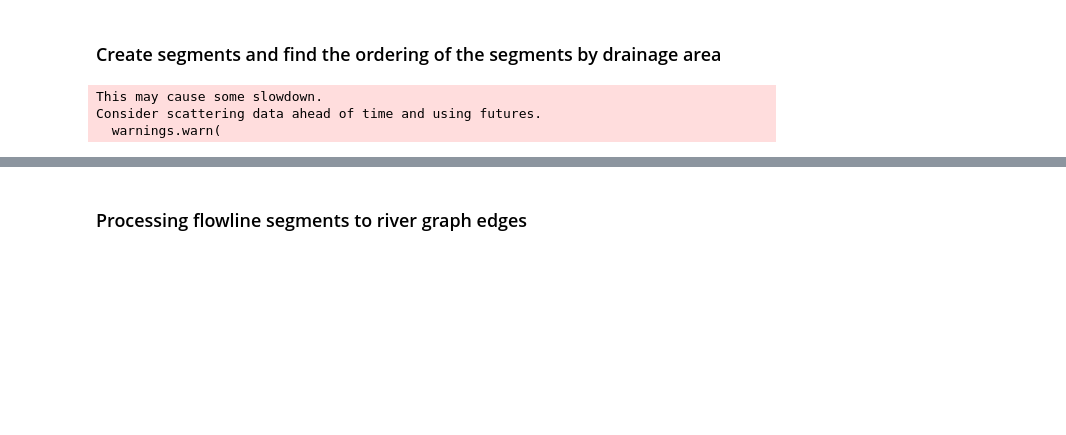
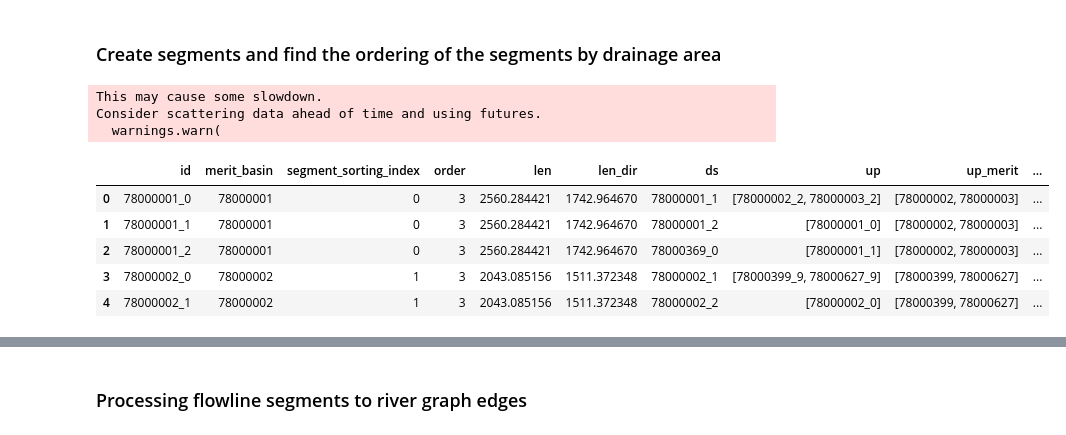
Before and after one commit to taddyb/marquette, a Jupyter notebook: notebooks/build_merit_edges.ipynb, the cells around one changed output, grey strips where cells are left out. Cells and saved outputs as stored; diff of their text form; code cells hidden in the pictures; blank space fills up the shorter version.

```diff
--- a/notebooks/build_merit_edges.ipynb
+++ b/notebooks/build_merit_edges.ipynb
@@ -477,3 +531,13 @@ df_one = pd.DataFrame.from_dict(segments_with_one_edge, orient='index')
 df_many = pd.DataFrame.from_dict(segments_with_more_than_one_edge, orient='index')
 ddf_one = dd.from_pandas(df_one, npartitions=48)
 ddf_many = dd.from_pandas(df_many, npartitions=48)
+# %%
+many = many_segment_to_edge_partition(df_many, many_edge_segment, segment_das)
+many.head()
+# %% [output]
+|  | id | merit_basin | segment_sorting_index | order | len | len_dir | ds | up | up_merit | ... |
+| 0 | 78000001_0 | 78000001 | 0 | 3 | 2560.284421 | 1742.964670 | 78000001_1 | [78000002_2, 78000003_2] | [78000002, 78000003] | ... |
+| 1 | 78000001_1 | 78000001 | 0 | 3 | 2560.284421 | 1742.964670 | 78000001_2 | [78000001_0] | [78000002, 78000003] | ... |
+| 2 | 78000001_2 | 78000001 | 0 | 3 | 2560.284421 | 1742.964670 | 78000369_0 | [78000001_1] | [78000002, 78000003] | ... |
+| 3 | 78000002_0 | 78000002 | 1 | 3 | 2043.085156 | 1511.372348 | 78000002_1 | [78000399_9, 78000627_9] | [78000399, 78000627] | ... |
+| 4 | 78000002_1 | 78000002 | 1 | 3 | 2043.085156 | 1511.372348 | 78000002_2 | [78000002_0] | [78000399, 78000627] | ... |
```
Also changed, not shown: parts of 18 cells of this notebook, 9 other files.
